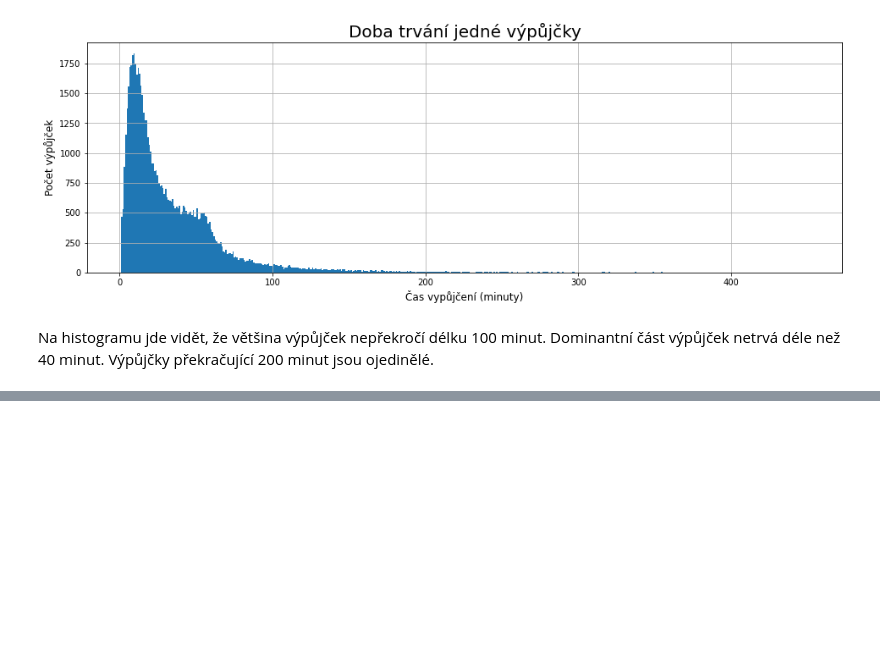
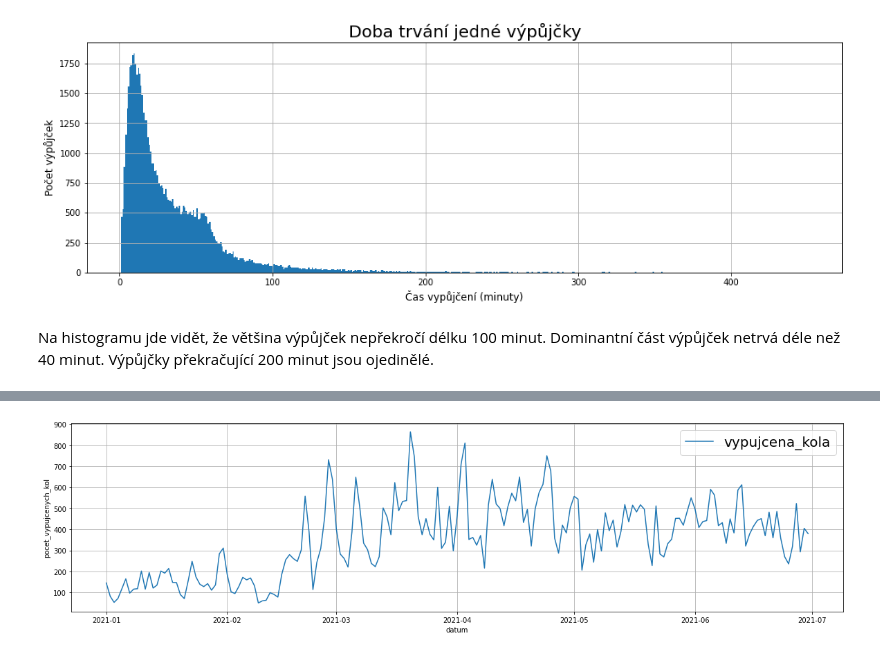
Before and after one commit to Krocan777/Python_projekt_Edinburgh, a Jupyter notebook: Python_Projekt.ipynb, the cells around one changed output, grey strips where cells are left out. Saved outputs shown, nothing was run; the diff lists cells and outputs as text; code cells hidden in the pictures; blank space fills up the shorter version.

```diff
--- a/Python_Projekt.ipynb
+++ b/Python_Projekt.ipynb
@@ -303,0 +311,5 @@ Na histogramu jde vidět, že většina výpůjček nepřekročí délku 100 min
+# %%
+demand_df = eb_df.query("started_at > '2021-01-01'")[['started_at']].assign(vypujcena_kola = 1)
+demand_df['date'] = pd.to_datetime(demand_df['started_at']).dt.date                          # CAST datetime to date
+demand_df = demand_df.set_index('date').drop(columns=['started_at'])
+demand_df = demand_df.groupby('date').sum()
@@ -303,0 +326,9 @@ Na histogramu jde vidět, že většina výpůjček nepřekročí délku 100 min
+# %%
+fig, ax = plt.subplots(1, 1, figsize=(20,5))
+demand_df.plot(ax=ax)
+ax.set_xlabel('datum')
+ax.set_ylabel('pocet_vypujcenych_kol')
+ax.legend(fontsize = 20)
+ax.grid()
+# %% [output]
+[figure, added]
```
Also changed, not shown: parts of 4 cells of this notebook.
